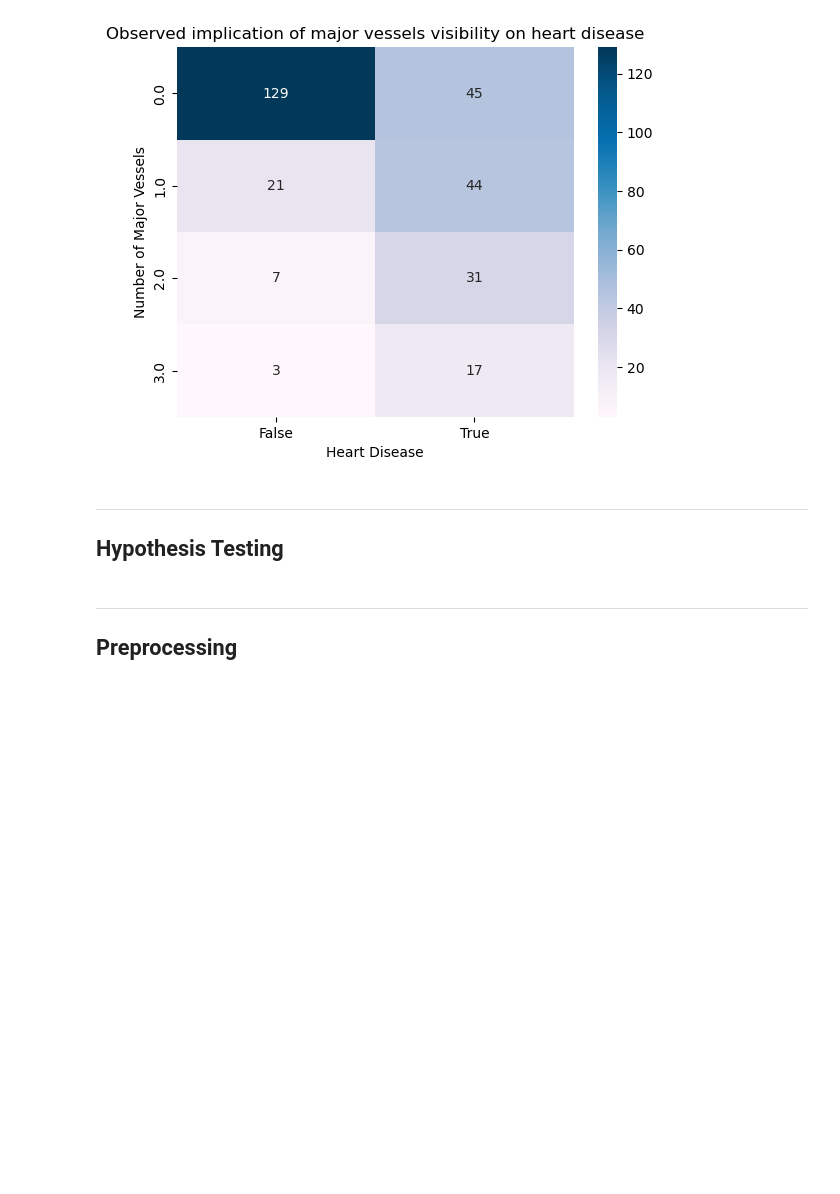
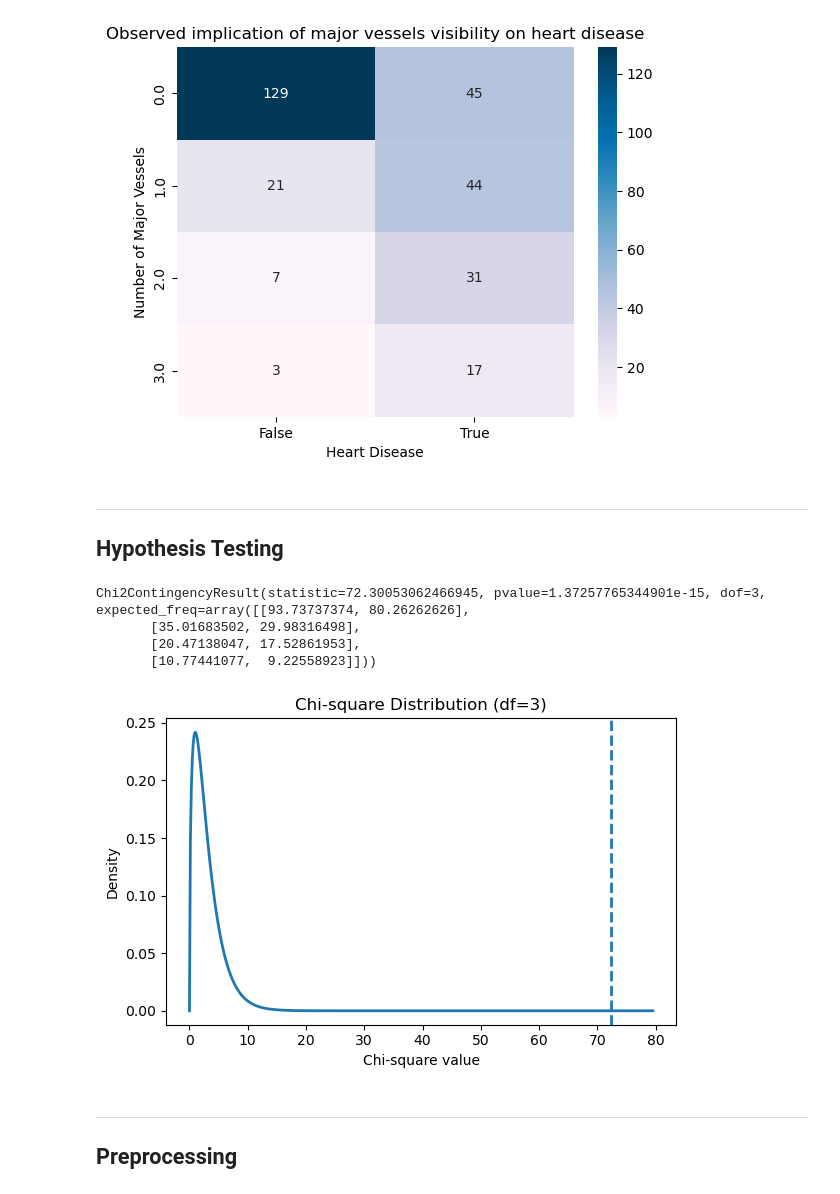
Before and after one commit to vregi/heart-disease-classification, a Jupyter notebook: implementation.ipynb, the cells around one changed output. Drawn from its saved outputs; the diff is of its cells as text; code cells hidden in the pictures; blank space fills up the shorter version.

```diff
--- a/implementation.ipynb
+++ b/implementation.ipynb
@@ -454,6 +454,28 @@ plt.show()
 # %% [markdown]
 ---
 ## Hypothesis Testing
+# %%
+r = st.chi2_contingency(ct)
+r
+# %% [output]
+Chi2ContingencyResult(statistic=72.30053062466945, pvalue=1.37257765344901e-15, dof=3, expected_freq=array([[93.73737374, 80.26262626],
+       [35.01683502, 29.98316498],
+       [20.47138047, 17.52861953],
+       [10.77441077,  9.22558923]]))
+# %%
+x = np.linspace(0, r[0] * 1.1, 500)
+y = st.chi2.pdf(x, r[2])
+
+plt.figure(figsize=(6,4))
+plt.plot(x, y, linewidth=2)
+plt.axvline(r[0], linestyle="--", linewidth=2)
+plt.xlabel("Chi-square value")
+plt.ylabel("Density")
+plt.title(f"Chi-square Distribution (df={r[2]})")
+plt.tight_layout()
+plt.show()
+# %% [output]
+[figure, added]
 # %% [markdown]
 ---
 ## Preprocessing
```
